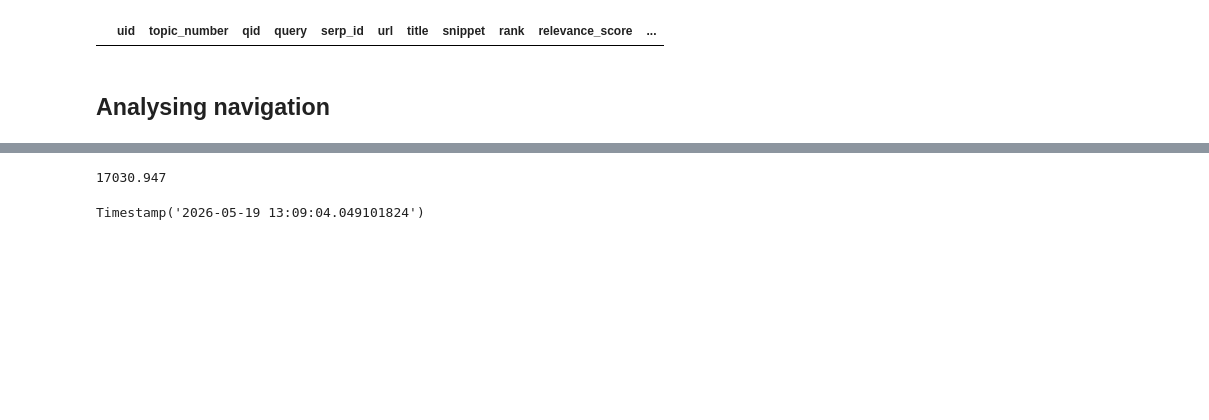
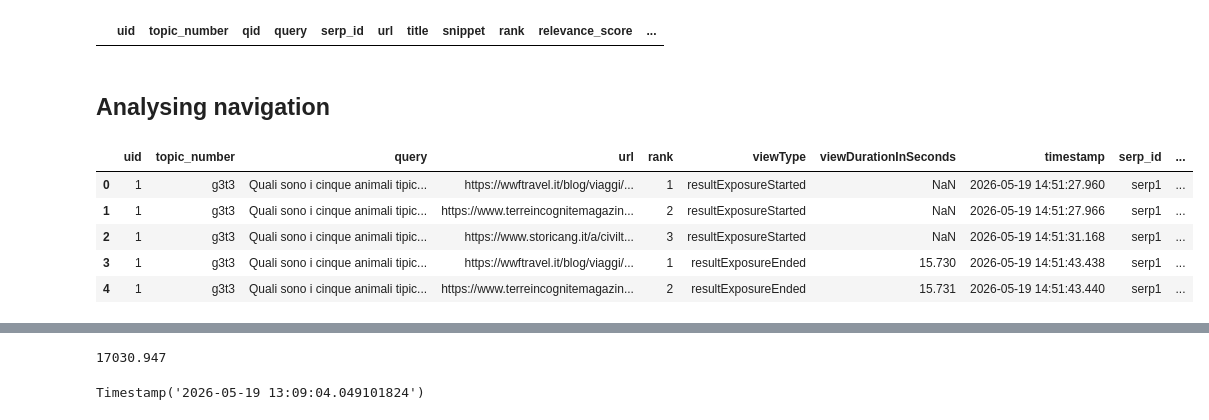
Before and after one commit to SOLandChildren/CHIIR27_LogAnalysis, a Jupyter notebook: results_navigation.ipynb, the cells around one changed output, grey strips where cells are left out. Cells and saved outputs as stored; diff of their text form; code cells hidden in the pictures; blank space fills up the shorter version.

```diff
--- a/results_navigation.ipynb
+++ b/results_navigation.ipynb
@@ -55,3 +56,12 @@ view_df["timestamp"] = pd.to_datetime(view_df["timestamp"])
+# %%
+view_df.head()
+# %% [output]
+|  | uid | topic_number | query | url | rank | viewType | viewDurationInSeconds | timestamp | serp_id | ... |
+| 0 | 1 | g3t3 | Quali sono i cinque animali tipic... | https://wwftravel.it/blog/viaggi/... | 1 | resultExposureStarted | NaN | 2026-05-19 14:51:27.960 | serp1 | ... |
+| 1 | 1 | g3t3 | Quali sono i cinque animali tipic... | https://www.terreincognitemagazin... | 2 | resultExposureStarted | NaN | 2026-05-19 14:51:27.966 | serp1 | ... |
+| 2 | 1 | g3t3 | Quali sono i cinque animali tipic... | https://www.storicang.it/a/civilt... | 3 | resultExposureStarted | NaN | 2026-05-19 14:51:31.168 | serp1 | ... |
+| 3 | 1 | g3t3 | Quali sono i cinque animali tipic... | https://wwftravel.it/blog/viaggi/... | 1 | resultExposureEnded | 15.730 | 2026-05-19 14:51:43.438 | serp1 | ... |
+| 4 | 1 | g3t3 | Quali sono i cinque animali tipic... | https://www.terreincognitemagazin... | 2 | resultExposureEnded | 15.731 | 2026-05-19 14:51:43.440 | serp1 | ... |
 # %%
 serp_df.head()
 # %% [output]
```
Also changed, not shown: parts of 6 cells of this notebook, 11 other files.
